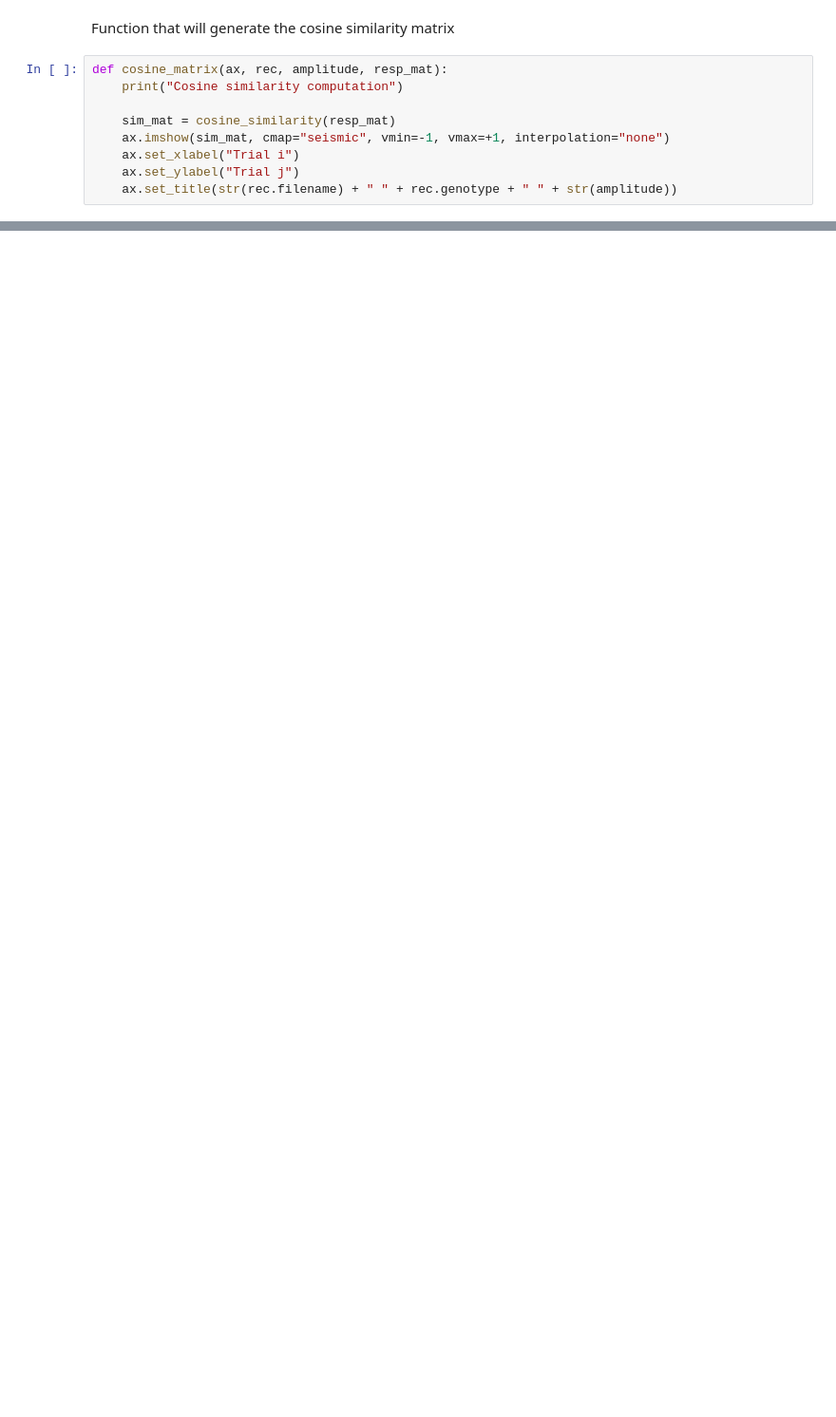
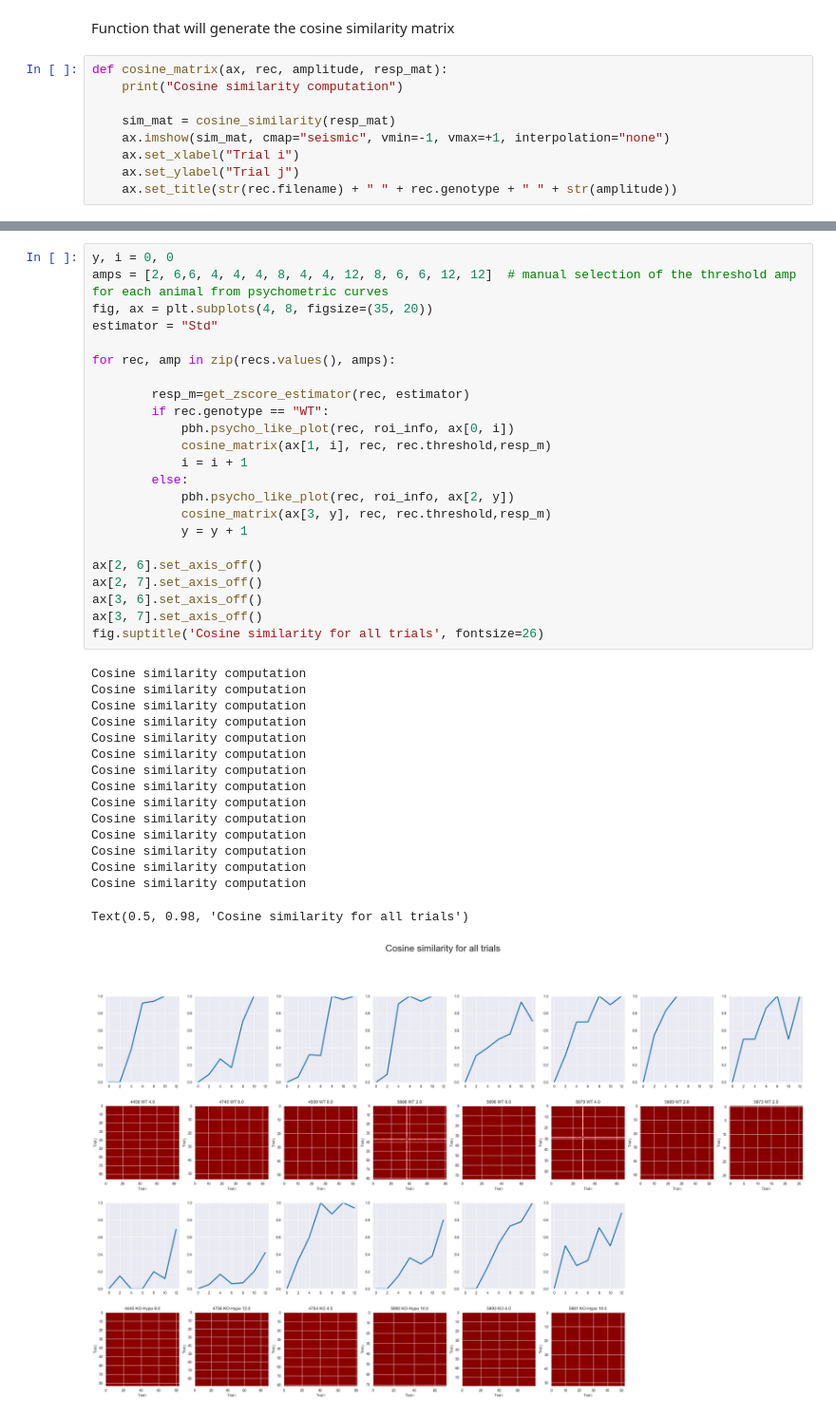
Before and after one commit to OuraniaSem/Percephone, a Jupyter notebook: Figures/tbt_pattern_var.ipynb, the cells around one changed output, grey strips where cells are left out. Shown at 95% size. Saved outputs shown, nothing was run; the diff lists cells and outputs as text; blank space fills up the shorter version.

```diff
--- a/Figures/tbt_pattern_var.ipynb
+++ b/Figures/tbt_pattern_var.ipynb
@@ -229,0 +323,40 @@ Text(0.5, 0.98, 'Cosine similarity for trials with stim amp equal to threshold')
+# %%
+y, i = 0, 0
+amps = [2, 6,6, 4, 4, 4, 8, 4, 4, 12, 8, 6, 6, 12, 12]  # manual selection of the threshold amp for each animal from psychometric curves
+fig, ax = plt.subplots(4, 8, figsize=(35, 20))
+estimator = "Std"
+
+for rec, amp in zip(recs.values(), amps):
+
+        resp_m=get_zscore_estimator(rec, estimator)
+        if rec.genotype == "WT":
+            pbh.psycho_like_plot(rec, roi_info, ax[0, i])
+            cosine_matrix(ax[1, i], rec, rec.threshold,resp_m)
+            i = i + 1
+        else:
+            pbh.psycho_like_plot(rec, roi_info, ax[2, y])
+            cosine_matrix(ax[3, y], rec, rec.threshold,resp_m)
+            y = y + 1
+
+ax[2, 6].set_axis_off()
+ax[2, 7].set_axis_off()
+ax[3, 6].set_axis_off()
+ax[3, 7].set_axis_off()
+fig.suptitle('Cosine similarity for all trials', fontsize=26)
+# %% [output]
+Cosine similarity computation
+Cosine similarity computation
+Cosine similarity computation
+Cosine similarity computation
+Cosine similarity computation
+Cosine similarity computation
+Cosine similarity computation
+Cosine similarity computation
+Cosine similarity computation
+Cosine similarity computation
+Cosine similarity computation
+Cosine similarity computation
+Cosine similarity computation
+Cosine similarity computation
+Text(0.5, 0.98, 'Cosine similarity for all trials')
+[figure, added]
```
Also changed, not shown: parts of 17 cells of this notebook, 2 other files.
